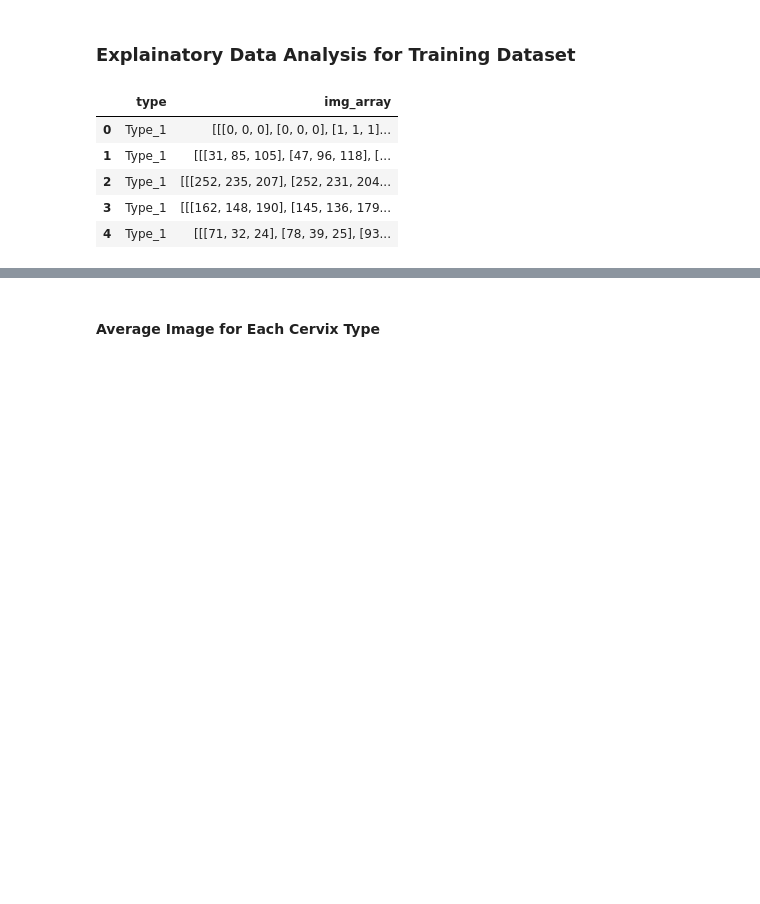
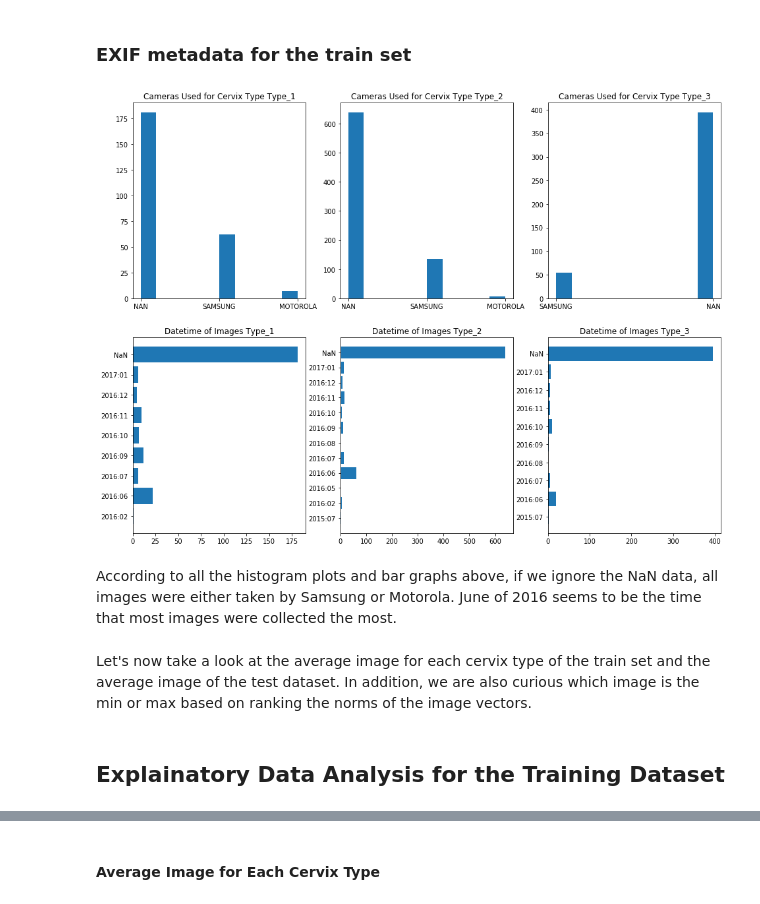
Before and after one commit to HuongIvyNguyen/springboard_datascience, a Jupyter notebook: Capstone_Project1/Capstone1_EDA.ipynb, the cells around one changed output, grey strips where cells are left out. Cells and saved outputs as stored; diff of their text form; code cells hidden in the pictures; blank space fills up the shorter version.

```diff
--- a/Capstone_Project1/Capstone1_EDA.ipynb
+++ b/Capstone_Project1/Capstone1_EDA.ipynb
@@ -72,0 +123,8 @@ training_df.to_csv('training_df.csv')
+# %%
+fig = plt.figure(figsize=(12,8))
+ax1 = fig.add_subplot(2,1,1)
+ax1.hist(test_make)
+ax1.set_title('Distribution of the Make of the Camercas')
+ax2 = fig.add_subplot(2,1,2)
+ax2.bar(sorted(date), count)
+ax2.set_title('Images Taken by Month and Year')
@@ -73,11 +134,37 @@ training_df.to_csv('training_df.csv')
+# %% [markdown]
+### EXIF metadata for the train set
+# %%
+train_makes = {}
+train_datetimes = {}
+fig = plt.figure(figsize=(16,12))
+for i, t in enumerate(train.type.unique()):
+    df = train[train.type==t]
+    paths = df.imagepath
+    train_make = []
+    train_datetime = []
+    for path in paths:
+        exif_dict = get_exif(path)
+        if exif_dict == 'NaN':
+            train_make.append('NaN')
+            train_datetime.append('NaN')
+        else:
+            train_make.append(exif_dict['Make'])
+            train_datetime.append(exif_dict['DateTime'][:7])
+    train_makes[t] =train_make
+    train_datetimes[t] = train_datetime
+    ax1 = fig.add_subplot(2, 3, i+1)
+    train_make = [x.upper() for x in train_make]
+    ax1.hist(train_make)
+    ax1.set_title('Cameras Used for Cervix Type {}'.format(t))
+    ax2 = fig.add_subplot(2, 3, i+4)
+    date, count = np.unique(train_datetime, return_counts= True)
+    ax2.barh(date, count)
+    ax2.set_title('Datetime of Images {}'.format(t))
+# %% [output]
+[figure, added]
+# %% [markdown]
+According to all the histogram plots and bar graphs above, if we ignore the NaN data, all images were either taken by Samsung or Motorola. June of 2016 seems to be the time that most images were collected the most.
+# %% [markdown]
+Let's now take a look at the average image for each cervix type of the train set and the average image of the test dataset. In addition, we are also curious which image is the min or max based on ranking the norms of the image vectors.
 # %% [markdown]
-### Explainatory Data Analysis for Training Dataset
+## Explainatory Data Analysis for the Training Dataset
-# %%
-training_df.head()
-# %% [output]
-|  | type | img_array |
-| 0 | Type_1 | [[[0, 0, 0], [0, 0, 0], [1, 1, 1]... |
-| 1 | Type_1 | [[[31, 85, 105], [47, 96, 118], [... |
-| 2 | Type_1 | [[[252, 235, 207], [252, 231, 204... |
-| 3 | Type_1 | [[[162, 148, 190], [145, 136, 179... |
-| 4 | Type_1 | [[[71, 32, 24], [78, 39, 25], [93... |
```
Also changed, not shown: parts of 38 cells of this notebook.
